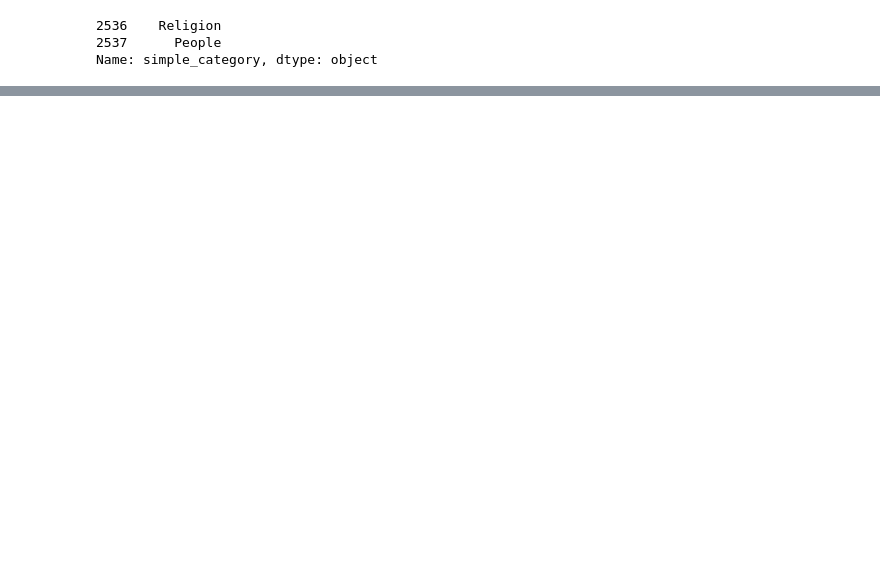
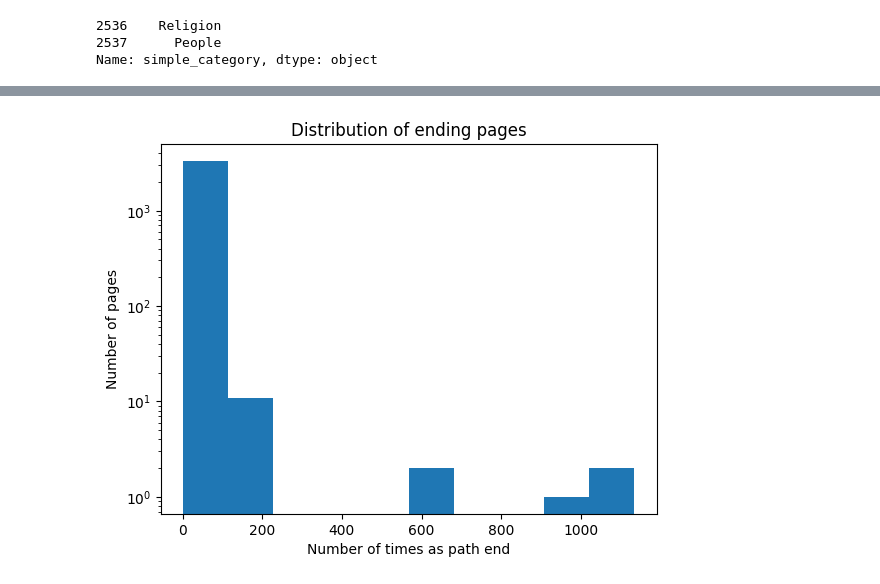
Before and after one commit to epfl-ada/ada-2023-project-ndlmada, a Jupyter notebook: pre_processing.ipynb, the cells around one changed output, grey strips where cells are left out. Cells and saved outputs as stored; diff of their text form; code cells hidden in the pictures; blank space fills up the shorter version.

```diff
--- a/pre_processing.ipynb
+++ b/pre_processing.ipynb
@@ -708,0 +692,8 @@ IndexError: list assignment index out of range
+# %%
+plt.hist(finishing_counts['count'], 10)
+plt.xlabel('Number of times as path end')
+plt.ylabel('Number of pages')
+plt.title('Distribution of ending pages')
+plt.yscale('log')
+# %% [output]
+[figure, added]
```
Also changed, not shown: parts of 13 cells of this notebook.
